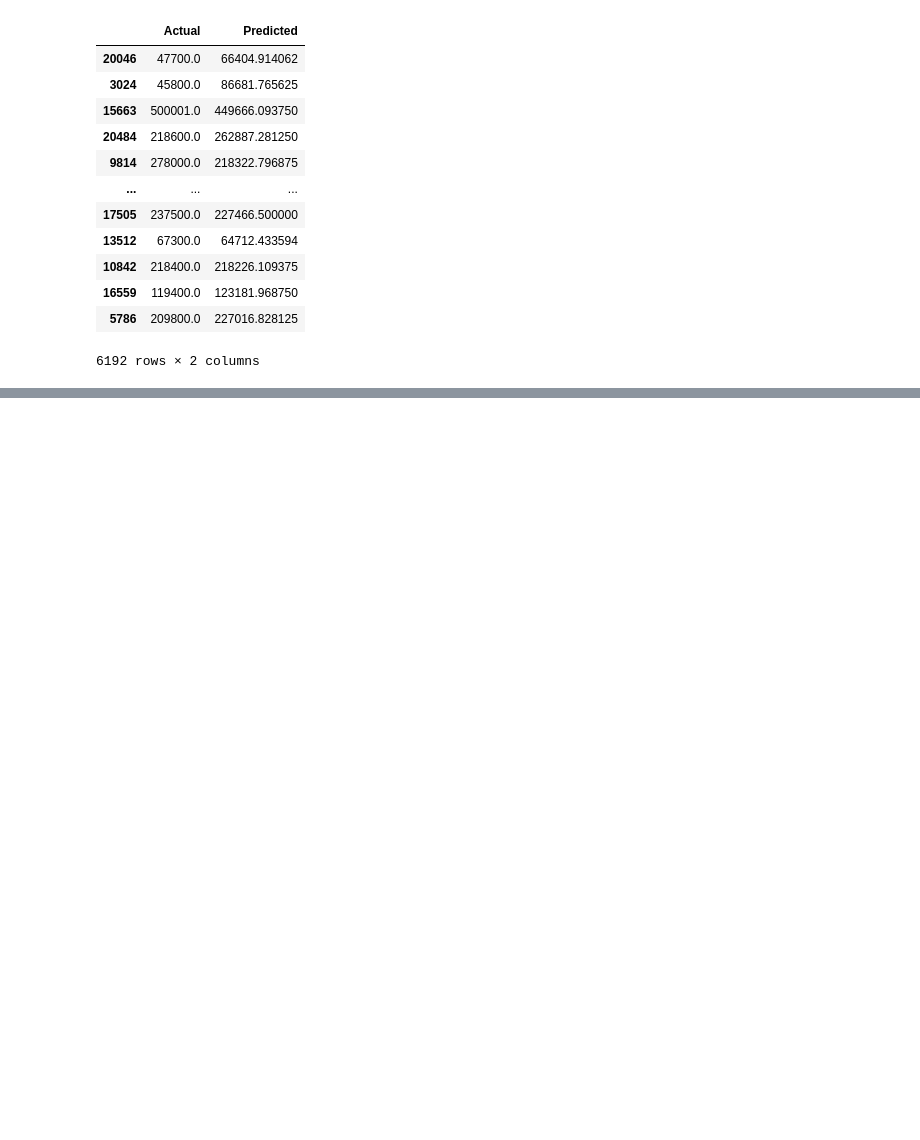
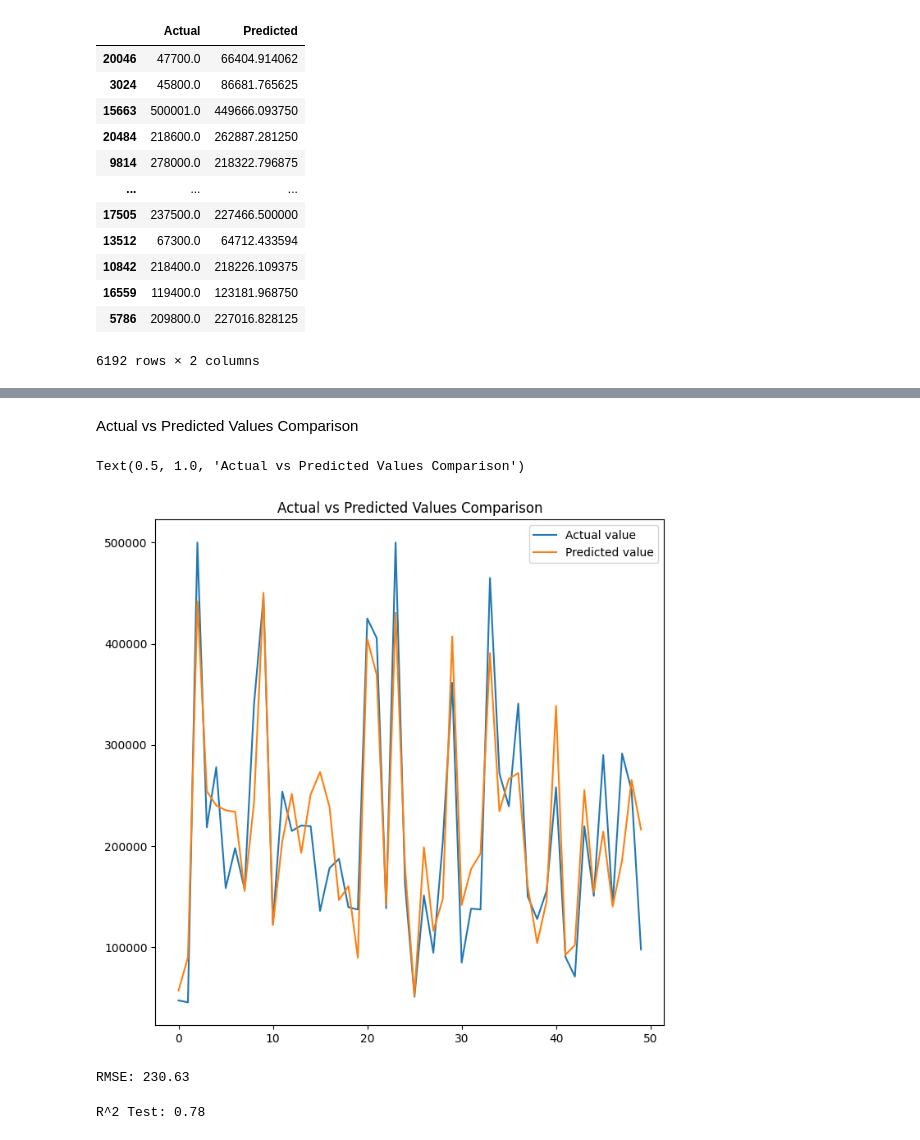
Before and after one commit to Arunika-Gamage/Predicting-House-Price, a Jupyter notebook: House_Price_Predictor.ipynb, the cells around one changed output, grey strips where cells are left out. Drawn from its saved outputs; the diff is of its cells as text; code cells hidden in the pictures; blank space fills up the shorter version.

```diff
--- a/House_Price_Predictor.ipynb
+++ b/House_Price_Predictor.ipynb
@@ -532,0 +669,24 @@ xgb_pred_test_df
+# %%
+xgb_model_2 = XGBRegressor(
+    gamma=0.05,
+    learning_rate=0.01,
+    max_depth=6,
+    n_estimators=1000,
+    n_jobs=16,
+    objective='reg:squarederror',
+    subsample=0.8,
+    scale_pos_weight=0,
+    reg_alpha=0,
+    reg_lambda=1,
+    verbosity=1)
+
+xgb_model_2.fit(x_train, y_train)
+
+
+#run the predictions on the training and testing data
+y_xgb_2_pred_test = xgb_model_2.predict(x_test)
+# %%
+# compare the actual values (ie, target) with the values predicted by the model
+xgb_2_pred_test_df = pd.DataFrame({'Actual': y_test, 'Predicted': y_xgb_2_pred_test})
+
+xgb_2_pred_test_df
@@ -532,0 +707,26 @@ xgb_pred_test_df
+# %% [markdown]
+Actual vs Predicted Values Comparison
+# %%
+fig= plt.figure(figsize=(8,8))
+xgb_2_pred_test_df = xgb_2_pred_test_df.reset_index()
+xgb_2_pred_test_df = xgb_2_pred_test_df.drop(['index'],axis=1)
+plt.plot(xgb_2_pred_test_df[:50])
+plt.legend(['Actual value','Predicted value'])
+plt.title('Actual vs Predicted Values Comparison')
+# %% [output]
+Text(0.5, 1.0, 'Actual vs Predicted Values Comparison')
+[figure, added]
+# %%
+from sklearn.metrics import mean_squared_error
+
+mse = np.sqrt(mean_squared_error(y_test, y_xgb_2_pred_test))
+print("RMSE: %.2f" % (mse**(1/2.0)))
+# %% [output]
+RMSE: 230.63
+# %%
+# Determine accuracy uisng 𝑅^2
+r2_xgb_model_2_test = round(xgb_model_2.score(x_test, y_test),2)
+
+print("R^2 Test: {}".format(r2_xgb_model_2_test))
+# %% [output]
+R^2 Test: 0.78
```
Also changed, not shown: parts of 20 cells of this notebook.
